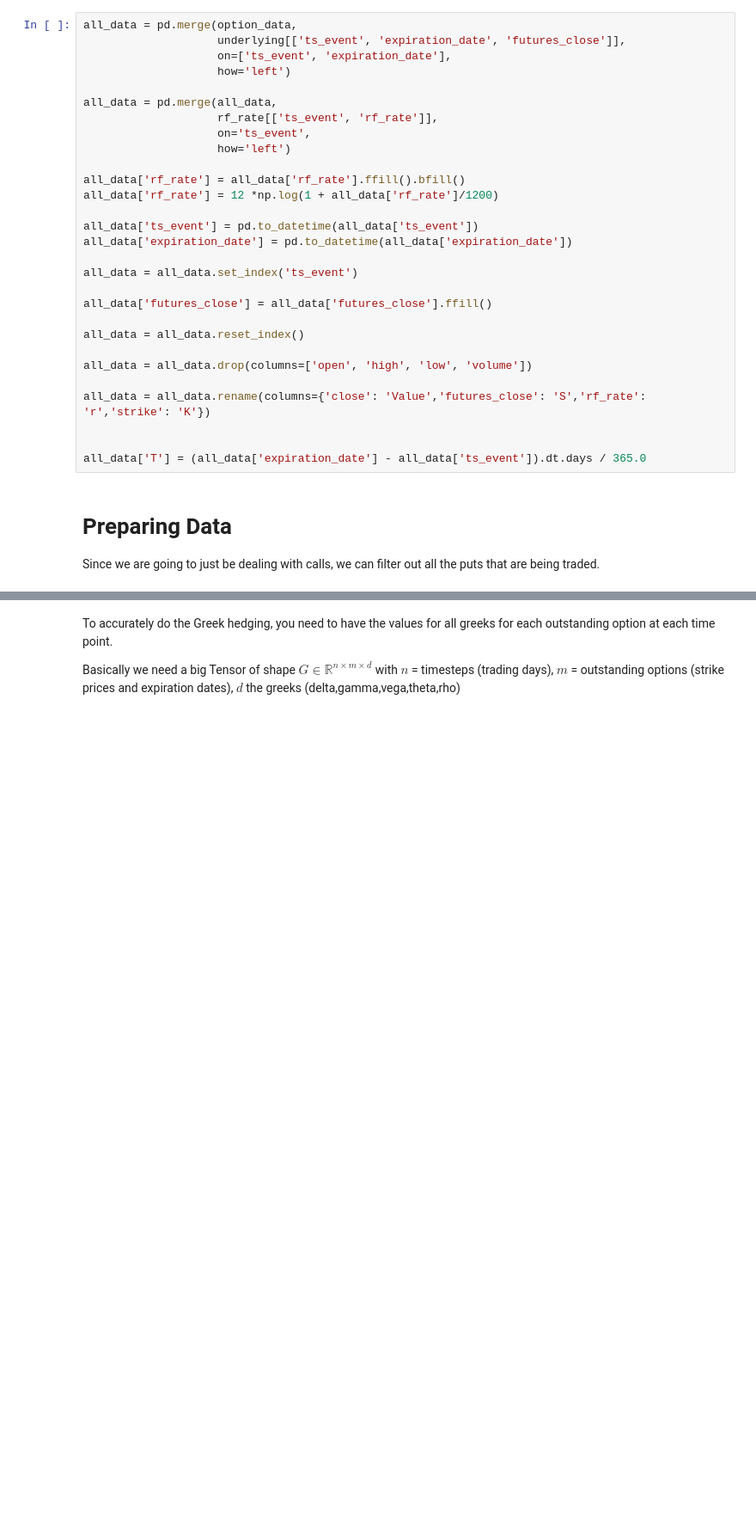
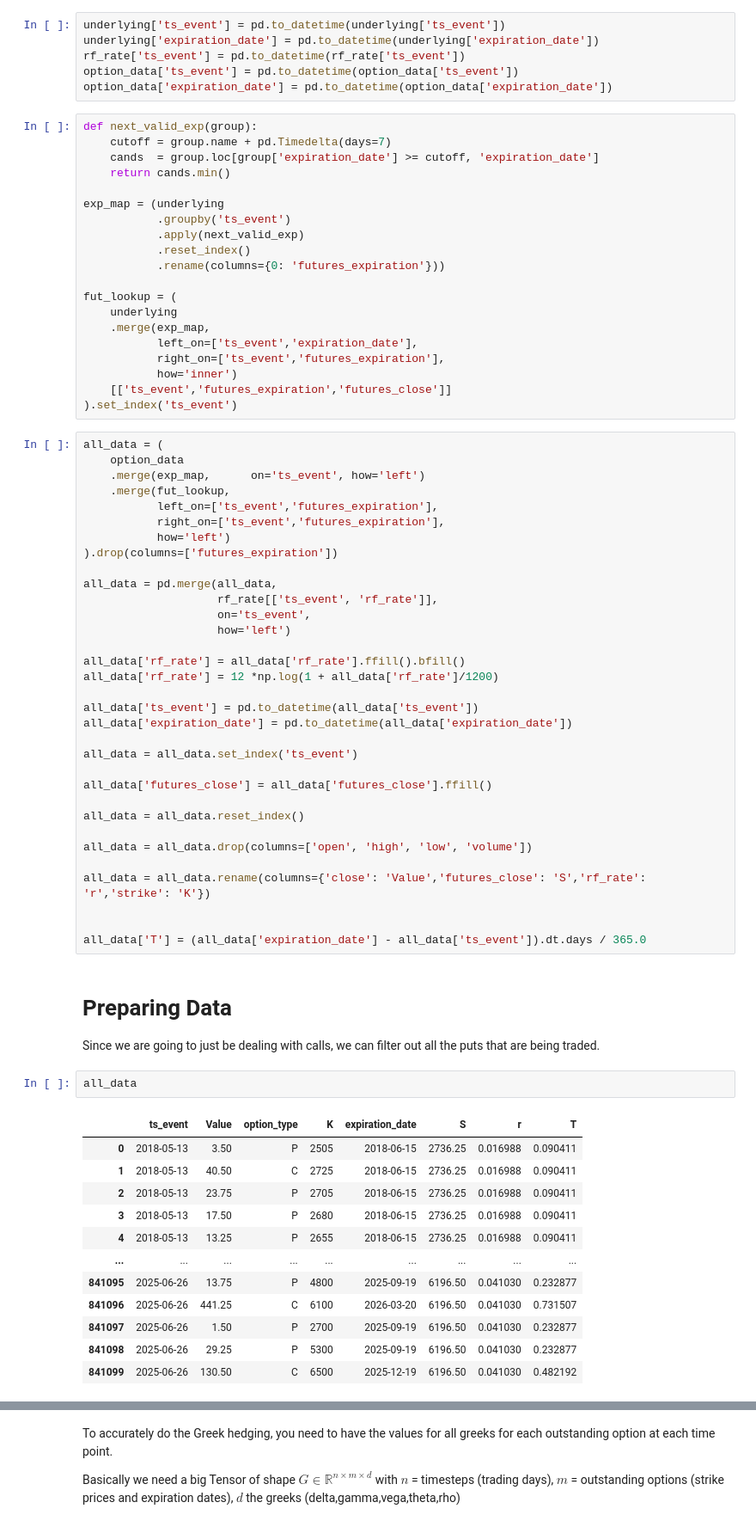
Before and after one commit to cteufel13/risk-neutral-hedging, a Jupyter notebook: notebooks/MultiGreekHedging.ipynb, the cells around one changed output, grey strips where cells are left out. Shown at 86% size. Drawn from its saved outputs; the diff is of its cells as text; blank space fills up the shorter version.

```diff
--- a/notebooks/MultiGreekHedging.ipynb
+++ b/notebooks/MultiGreekHedging.ipynb
@@ -16,11 +16,41 @@ tqdm.pandas()
 option_data = pd.read_csv("../data/SPYOPT_processed.csv",parse_dates=True)
 underlying = pd.read_csv("../data/SPYFUT_processed.csv",parse_dates=True).rename(columns={'close': 'futures_close'})
 rf_rate = pd.read_csv("../data/RFRate.csv", parse_dates=True).rename(columns={'rate': 'rf_rate'})
+# %%
+underlying['ts_event'] = pd.to_datetime(underlying['ts_event'])
+underlying['expiration_date'] = pd.to_datetime(underlying['expiration_date'])
+rf_rate['ts_event'] = pd.to_datetime(rf_rate['ts_event'])
+option_data['ts_event'] = pd.to_datetime(option_data['ts_event'])
+option_data['expiration_date'] = pd.to_datetime(option_data['expiration_date'])
+# %%
+def next_valid_exp(group):
+    cutoff = group.name + pd.Timedelta(days=7)
+    cands  = group.loc[group['expiration_date'] >= cutoff, 'expiration_date']
+    return cands.min()
+
+exp_map = (underlying
+           .groupby('ts_event')
+           .apply(next_valid_exp)
+           .reset_index()
+           .rename(columns={0: 'futures_expiration'}))
+
+fut_lookup = (
+    underlying
+    .merge(exp_map,
+           left_on=['ts_event','expiration_date'],
+           right_on=['ts_event','futures_expiration'],
+           how='inner')
+    [['ts_event','futures_expiration','futures_close']]
+).set_index('ts_event')
 # %%
-all_data = pd.merge(option_data,
-                    underlying[['ts_event', 'expiration_date', 'futures_close']],
-                    on=['ts_event', 'expiration_date'],
-                    how='left')
+all_data = (
+    option_data
+    .merge(exp_map,      on='ts_event', how='left')
+    .merge(fut_lookup,
+           left_on=['ts_event','futures_expiration'],
+           right_on=['ts_event','futures_expiration'],
+           how='left')
+).drop(columns=['futures_expiration'])
 
 all_data = pd.merge(all_data,
                     rf_rate[['ts_event', 'rf_rate']],
@@ -49,3 +79,18 @@ all_data['T'] = (all_data['expiration_date'] - all_data['ts_event']).dt.days / 3
 # Preparing Data
 
 Since we are going to just be dealing with calls, we can filter out all the puts that are being traded.
+# %%
+all_data
+# %% [output]
+|  | ts_event | Value | option_type | K | expiration_date | S | r | T |
+| 0 | 2018-05-13 | 3.50 | P | 2505 | 2018-06-15 | 2736.25 | 0.016988 | 0.090411 |
+| 1 | 2018-05-13 | 40.50 | C | 2725 | 2018-06-15 | 2736.25 | 0.016988 | 0.090411 |
+| 2 | 2018-05-13 | 23.75 | P | 2705 | 2018-06-15 | 2736.25 | 0.016988 | 0.090411 |
+| 3 | 2018-05-13 | 17.50 | P | 2680 | 2018-06-15 | 2736.25 | 0.016988 | 0.090411 |
+| 4 | 2018-05-13 | 13.25 | P | 2655 | 2018-06-15 | 2736.25 | 0.016988 | 0.090411 |
+| ... | ... | ... | ... | ... | ... | ... | ... | ... |
+| 841095 | 2025-06-26 | 13.75 | P | 4800 | 2025-09-19 | 6196.50 | 0.041030 | 0.232877 |
+| 841096 | 2025-06-26 | 441.25 | C | 6100 | 2026-03-20 | 6196.50 | 0.041030 | 0.731507 |
+| 841097 | 2025-06-26 | 1.50 | P | 2700 | 2025-09-19 | 6196.50 | 0.041030 | 0.232877 |
+| 841098 | 2025-06-26 | 29.25 | P | 5300 | 2025-09-19 | 6196.50 | 0.041030 | 0.232877 |
+| 841099 | 2025-06-26 | 130.50 | C | 6500 | 2025-12-19 | 6196.50 | 0.041030 | 0.482192 |
```
Also changed, not shown: parts of 29 cells of this notebook, 7 other files.
